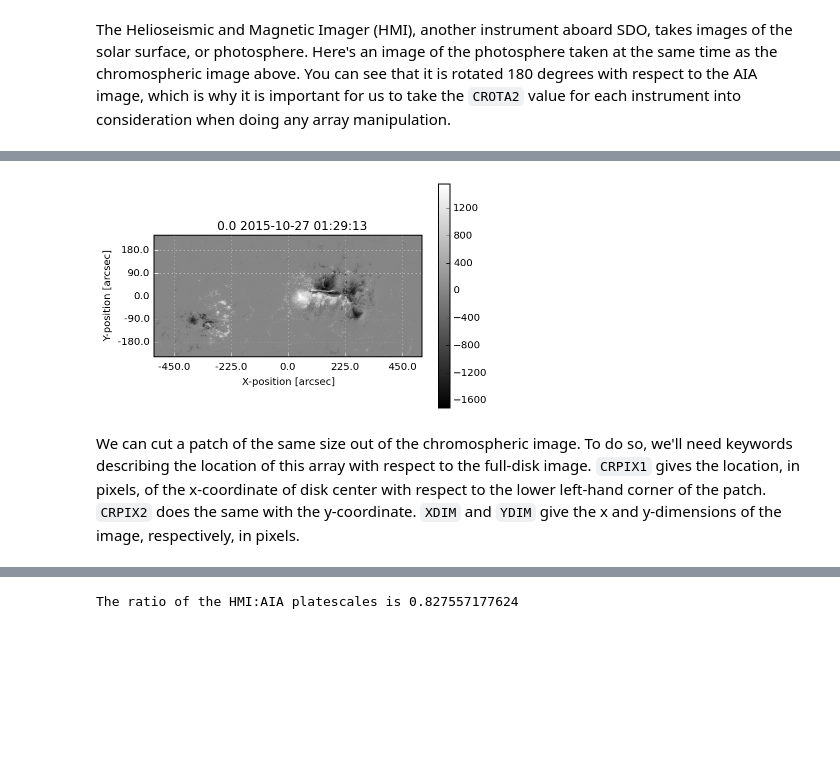
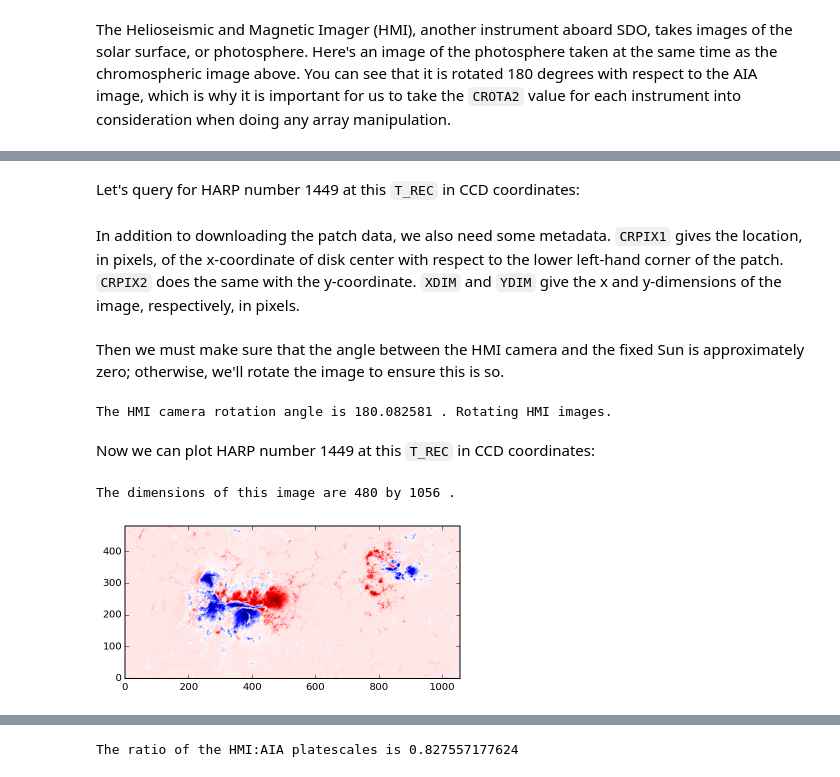
Before and after one commit to mbobra/SHARPs, a Jupyter notebook: feature_extraction.ipynb, the cells around one changed output, grey strips where cells are left out. Saved outputs shown, nothing was run; the diff lists cells and outputs as text; code cells hidden in the pictures; blank space fills up the shorter version.

```diff
--- a/feature_extraction.ipynb
+++ b/feature_extraction.ipynb
@@ -60,3 +67,5 @@ The images above are 4096x4096 pixels, but binned down significantly. Let's zoom
+# %% [markdown]
+Let's query for HARP number 1449 at this `T_REC` in CCD coordinates:
 # %%
 url = "http://jsoc.stanford.edu/cgi-bin/ajax/jsoc_info?ds=hmi.sharp_720s[1449][2012.03.06_23:29:06_TAI]&op=rs_list&key=CRPIX1,CRPIX2,CROTA2,CDELT1&seg=magnetogram"
 response = urllib.urlopen(url)
@@ -64,11 +73,8 @@ data = json.loads(response.read())
 filename = data['segments'][0]['values'][0]
 url = "http://jsoc.stanford.edu"+filename
 photosphere_image = fits.open(url)        # download the data
-sunpy.map.Map(url).peek()                 # peek at the data
-# %% [output]
-[figure, removed]
 # %% [markdown]
-We can cut a patch of the same size out of the chromospheric image. To do so, we'll need keywords describing the location of this array with respect to the full-disk image. `CRPIX1` gives the location, in pixels, of the x-coordinate of disk center with respect to the lower left-hand corner of the patch. `CRPIX2` does the same with the y-coordinate. `XDIM` and `YDIM` give the x and y-dimensions of the image, respectively, in pixels.
+In addition to downloading the patch data, we also need some metadata. `CRPIX1` gives the location, in pixels, of the x-coordinate of disk center with respect to the lower left-hand corner of the patch. `CRPIX2` does the same with the y-coordinate. `XDIM` and `YDIM` give the x and y-dimensions of the image, respectively, in pixels.
 # %%
 keywords = data['keywords'][0]['values']
 CRPIX1 = float(data['keywords'][0]['values'][0])
@@ -77,3 +83,20 @@ CROTA2_HMI = float(data['keywords'][2]['values'][0])
 CDELT1_HMI = float(data['keywords'][3]['values'][0])
 XDIM = float(data['segments'][0]['dims'][0].rsplit('x', 1)[0])
 YDIM = float(data['segments'][0]['dims'][0].rsplit('x', 1)[1])
+# %% [markdown]
+Then we must make sure that the angle between the HMI camera and the fixed Sun is approximately zero; otherwise, we'll rotate the image to ensure this is so.
+# %%
+if (CROTA2_HMI > 5.0):
+    print "The HMI camera rotation angle is",CROTA2_HMI,". Rotating HMI images."
+    photosphere_full_image[1].data = np.rot90(photosphere_full_image[1].data,2)
+    photosphere_image[1].data = np.rot90(photosphere_image[1].data,2)
+# %% [output]
+The HMI camera rotation angle is 180.082581 . Rotating HMI images.
+# %% [markdown]
+Now we can plot HARP number 1449 at this `T_REC` in CCD coordinates:
+# %%
+plt.imshow(photosphere_image[1].data,cmap='seismic',origin='lower',extent=[0,XDIM,0,YDIM])
+print 'The dimensions of this image are',photosphere_image[1].data.shape[0],'by',photosphere_image[1].data.shape[1],'.'
+# %% [output]
+The dimensions of this image are 480 by 1056 .
+[figure, added]
```
Also changed, not shown: parts of 16 cells of this notebook.
